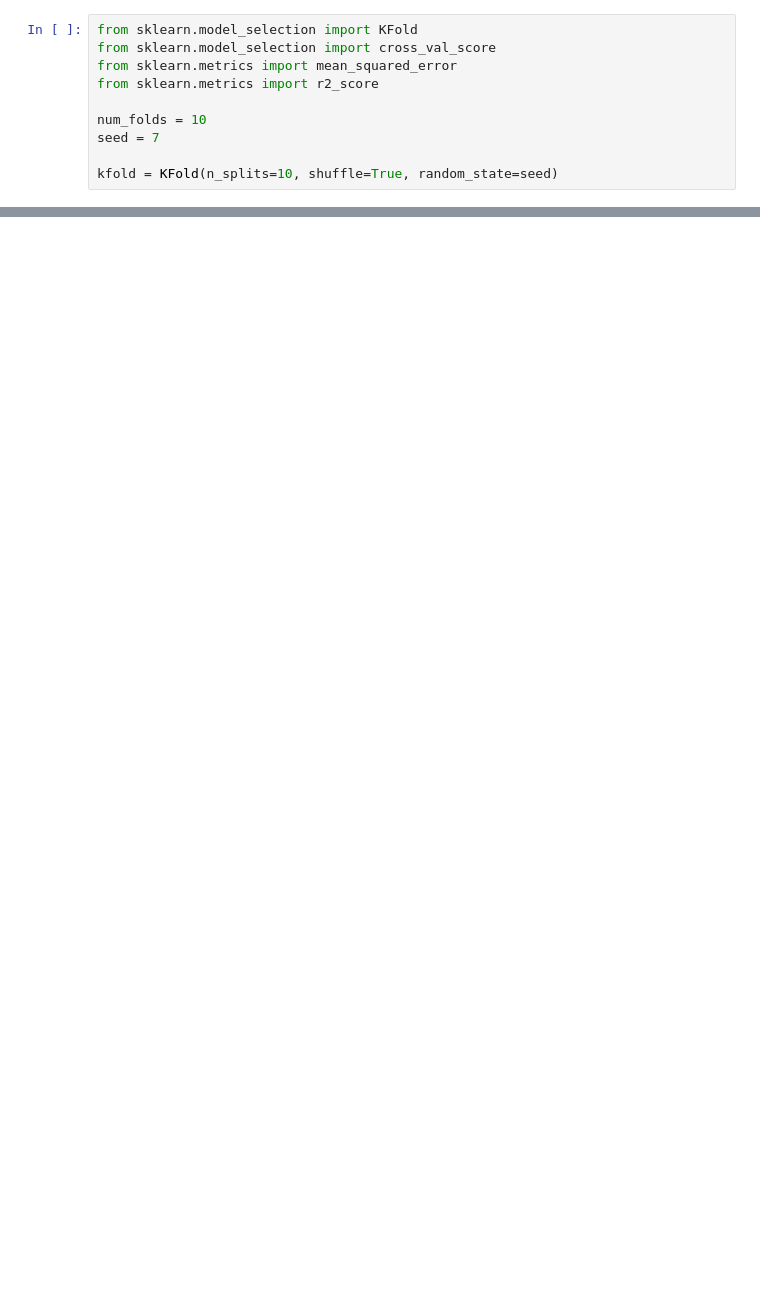
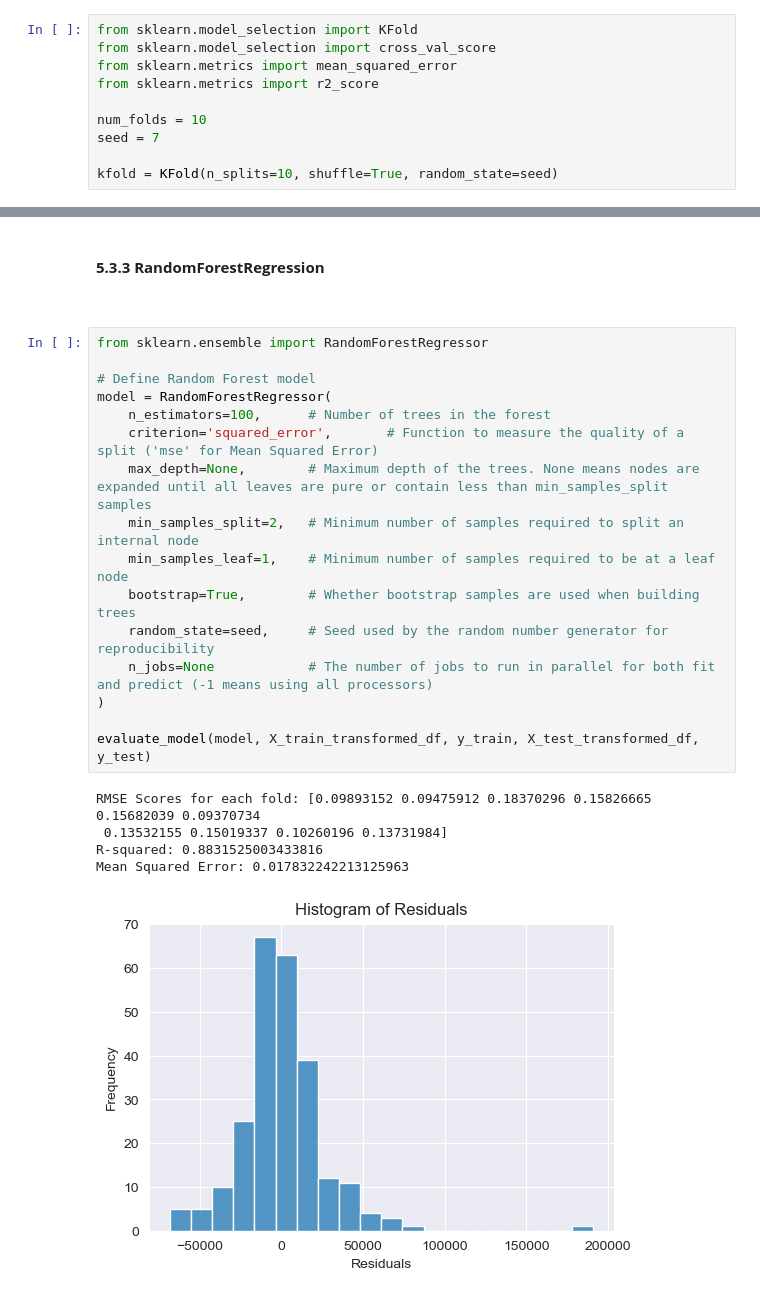
Before and after one commit to zygao930/CS010-Comprehensive-Predictive-Modeling-of-Ames-House-Prices, a Jupyter notebook: Comprehensive Predictive Modeling of Ames House Prices.ipynb, the cells around one changed output, grey strips where cells are left out. Cells and saved outputs as stored; diff of their text form; blank space fills up the shorter version.

```diff
--- a/Comprehensive Predictive Modeling of Ames House Prices.ipynb
+++ b/Comprehensive Predictive Modeling of Ames House Prices.ipynb
@@ -697,0 +750,28 @@ Mean Squared Error: 0.01430928131863001
+# %% [markdown]
+<br>
+
+<b>5.3.3 RandomForestRegression</b>
+
+<br>
+# %%
+from sklearn.ensemble import RandomForestRegressor
+
+# Define Random Forest model
+model = RandomForestRegressor(
+    n_estimators=100,      # Number of trees in the forest
+    criterion='squared_error',       # Function to measure the quality of a split ('mse' for Mean Squared Error)
+    max_depth=None,        # Maximum depth of the trees. None means nodes are expanded until all leaves are pure or contain less than min_samples_split samples
+    min_samples_split=2,   # Minimum number of samples required to split an internal node
+    min_samples_leaf=1,    # Minimum number of samples required to be at a leaf node
+    bootstrap=True,        # Whether bootstrap samples are used when building trees
+    random_state=seed,     # Seed used by the random number generator for reproducibility
+    n_jobs=None            # The number of jobs to run in parallel for both fit and predict (-1 means using all processors)
+)
+
+evaluate_model(model, X_train_transformed_df, y_train, X_test_transformed_df, y_test)
+# %% [output]
+RMSE Scores for each fold: [0.09893152 0.09475912 0.18370296 0.15826665 0.15682039 0.09370734
+ 0.13532155 0.15019337 0.10260196 0.13731984]
+R-squared: 0.8831525003433816
+Mean Squared Error: 0.017832242213125963
+[figure, added]
```
Also changed, not shown: parts of 10 cells of this notebook.
